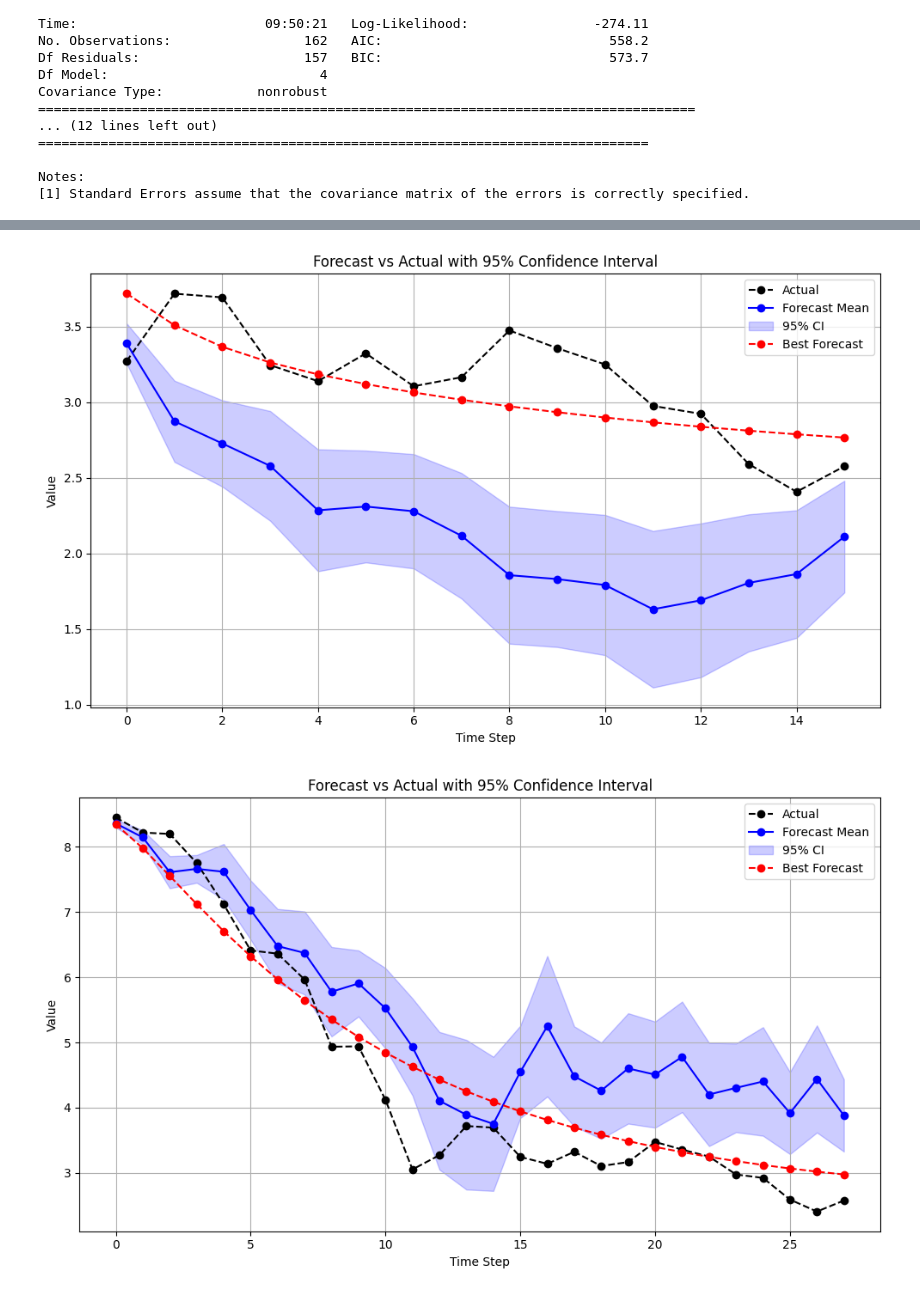
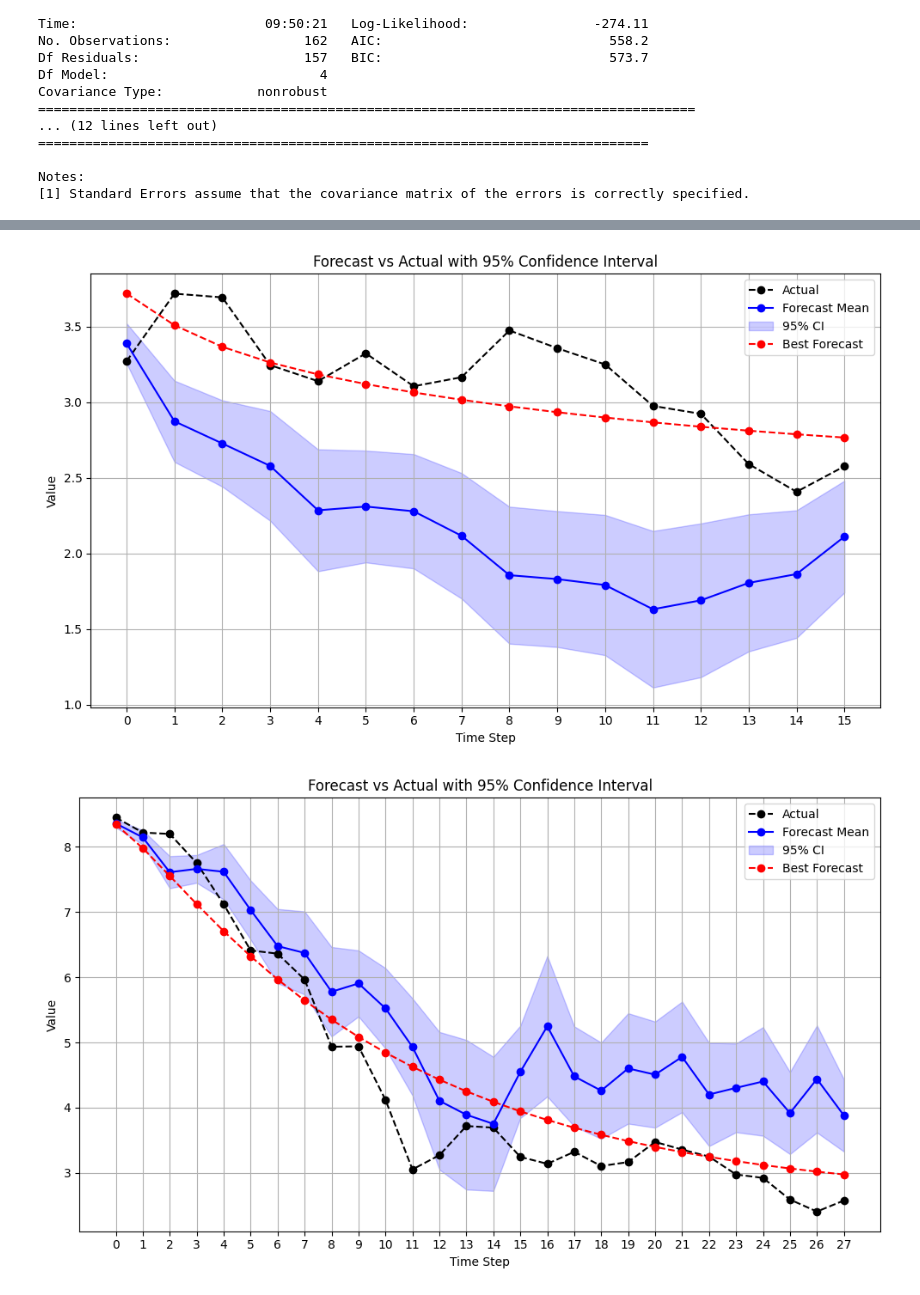
Before and after one commit to JawandS/macroeconvue, a Jupyter notebook: modeling/modeling/var.ipynb, the cells around one changed output, grey strips where cells are left out. Drawn from its saved outputs; the diff is of its cells as text; code cells hidden in the pictures.

```diff
--- a/modeling/modeling/var.ipynb
+++ b/modeling/modeling/var.ipynb
@@ -248,6 +248,8 @@ for horizon in [4, 16, 28]:
     var_forecast = np.array(eval(var_horizon['forecast'].values[0]))
     plt.plot(x, var_forecast, label='Best Forecast', color='red', linestyle='--', marker='o')
 
+    # Set X-axis to dates
+    plt.xticks(x, [str(i) for i in range(len(actual))])
 
     plt.xlabel('Time Step')
     plt.ylabel('Value')
@@ -262,2 +264,2 @@ for horizon in [4, 16, 28]:
-[figure, old version]
+[figure, new version]
-[figure, old version]
+[figure, new version]
```
Also changed, not shown: parts of 1 cell of this notebook.
